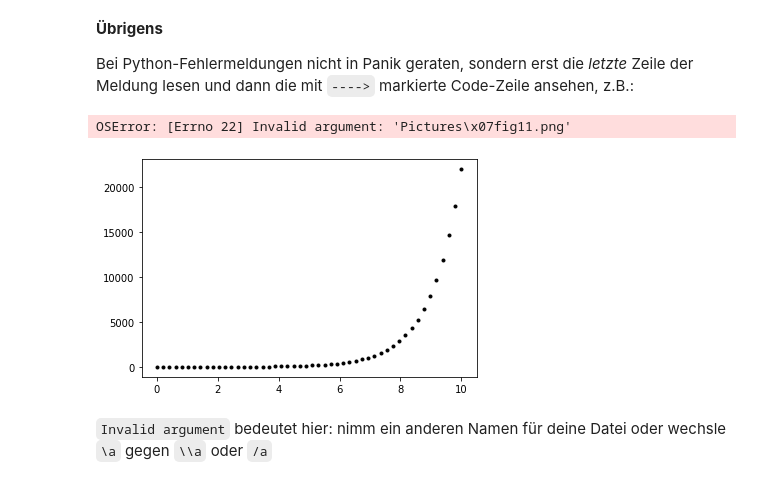
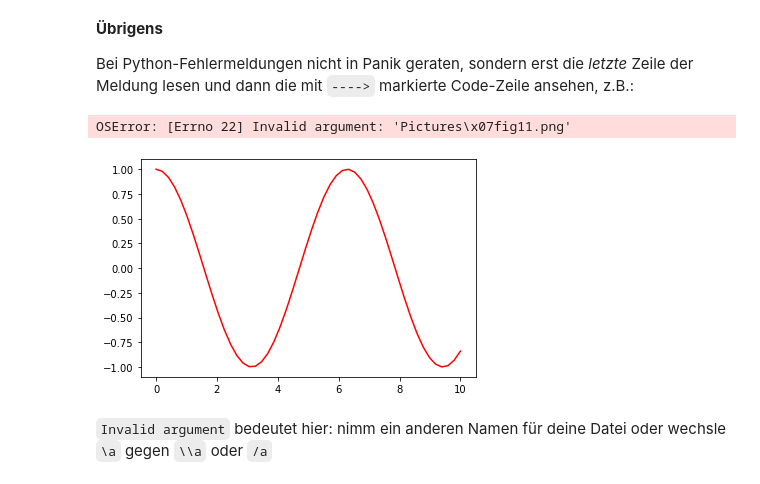
Before and after one commit to MASS2-hsMannheim/eduScrum, a Jupyter notebook: Sprint2.ipynb, the cells around one changed output. Cells and saved outputs as stored; diff of their text form; code cells hidden in the pictures.

```diff
--- a/Sprint2.ipynb
+++ b/Sprint2.ipynb
@@ -333,12 +336,14 @@ Unter Windows bitte `/` benutzen, da es bei `\` zu Problemen kommen kann, z.B. b
 **Übrigens**
 
 Bei Python-Fehlermeldungen nicht in Panik geraten, sondern erst die *letzte* Zeile der Meldung lesen und dann die mit `---->` markierte Code-Zeile ansehen, z.B.:
-# %%
-plt.errorbar(x, y, yerr=dy, fmt='.k');
-plt.savefig('Pictures\afig11.png')
-# %% [output]
-OSError: [Errno 22] Invalid argument: 'Pictures\x07fig11.png'
-[figure, removed]
+# %%
+x = np.linspace(0, 10, 50)
+z = np.cos(x)
+plt.plot(x, z,'r');
+plt.savefig('Pictures\afig11.png')
+# %% [output]
+OSError: [Errno 22] Invalid argument: 'Pictures\x07fig11.png'
+[figure, added]
 # %% [markdown]
 `Invalid argument` bedeutet hier: nimm ein anderen Namen für deine Datei oder wechsle `\a` gegen `\\a` oder `/a`
 # %% [markdown]
```
Also changed, not shown: parts of 5 cells of this notebook.
